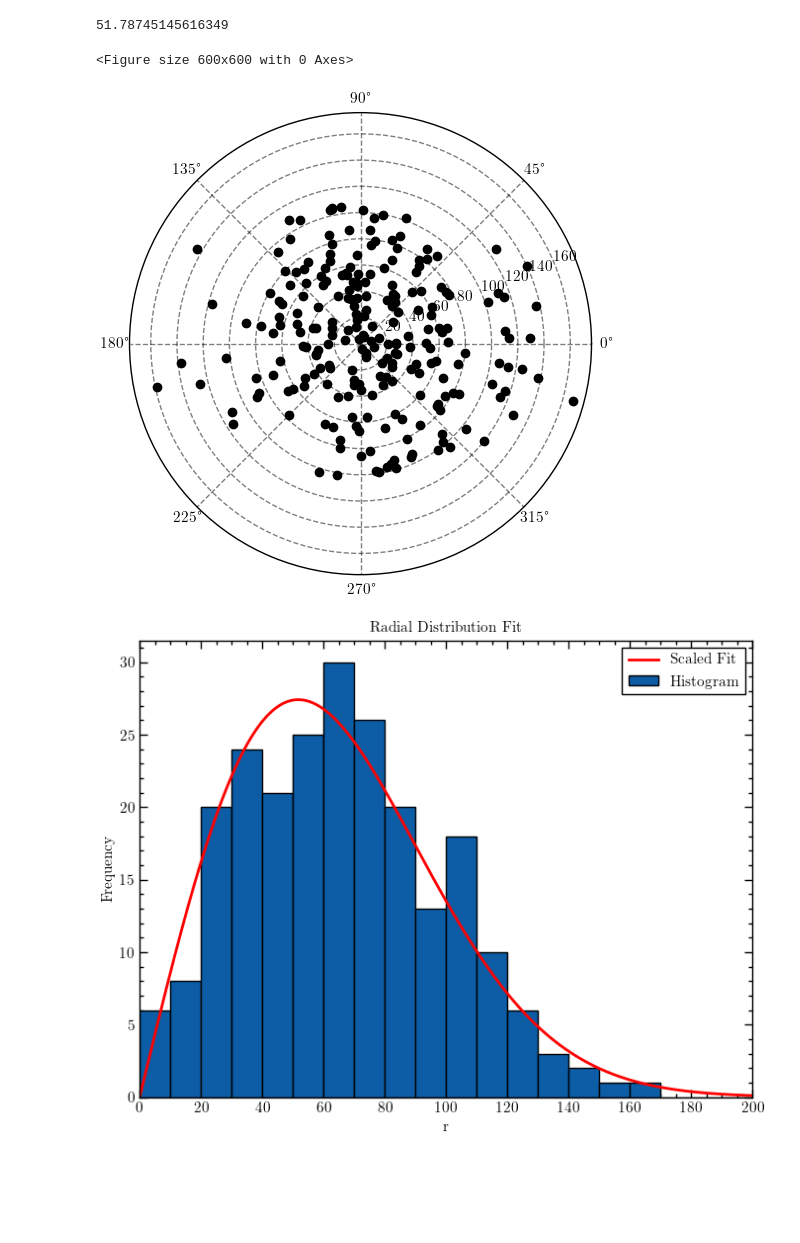
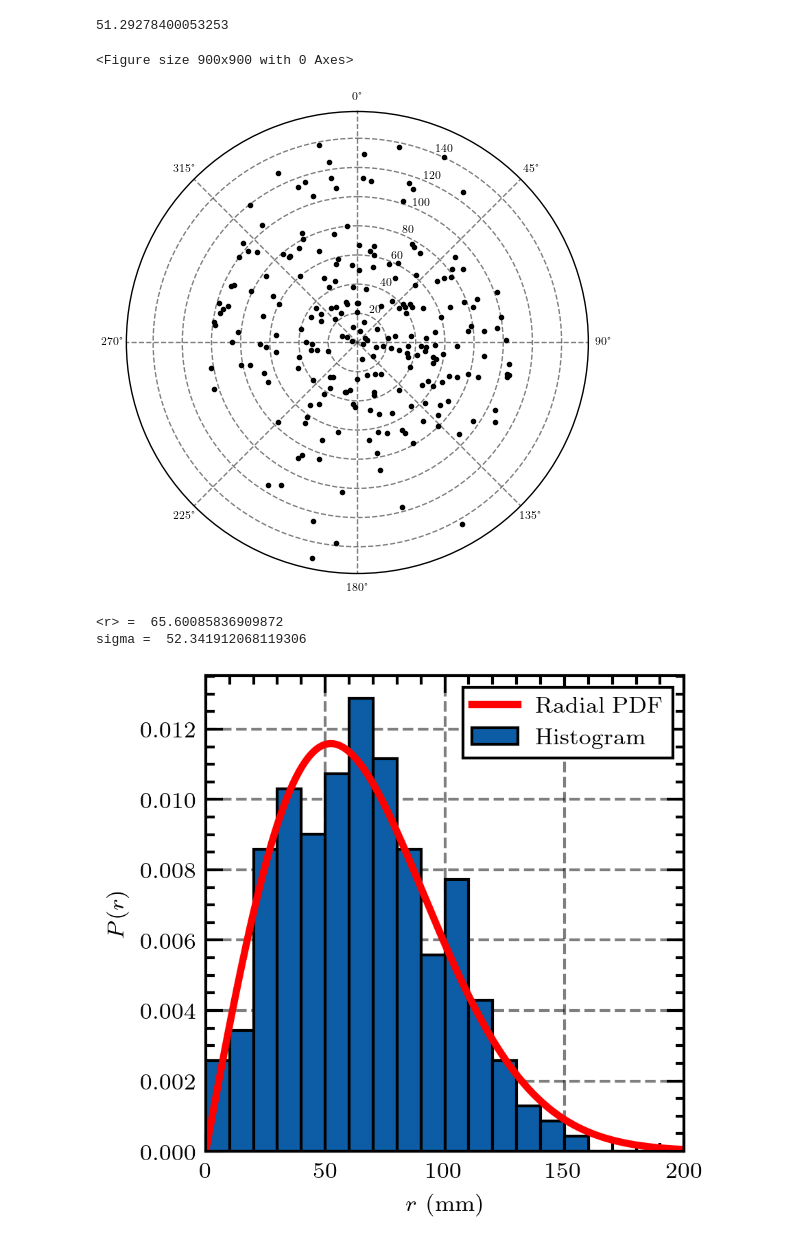
Before and after one commit to silvernuke911/Physics157, a Jupyter notebook: CH1/targets.ipynb, the cells around one changed output. Saved outputs shown, nothing was run; the diff lists cells and outputs as text; code cells hidden in the pictures; blank space fills up the shorter version.

```diff
--- a/CH1/targets.ipynb
+++ b/CH1/targets.ipynb
@@ -37,56 +77,57 @@ y = r*np.sin(theta)
 std_ave = np.sqrt((np.std(x)**2 +np.std(y)**2)/2)
 print(std_ave)
 # Scatter_diagram
-plt.figure(figsize=(6,6))
+plt.figure(figsize=(3,3), dpi = 300)
 fig, ax = plt.subplots(subplot_kw={'projection': 'polar'})
-ax.scatter(np.radians(theta), r, color = 'k')
+ax.scatter(np.radians(theta), r, color = 'k', marker ='.')
+ax.set_theta_zero_location('N')  # Set 0 degrees to be at the top
+ax.set_theta_direction(-1)  # Set counterclockwise as the positive direction
 # ax.legend()
 plt.show()
 
-# # Normal_dist_histogram
-# binning = np.arange(0,210, 10)
-# plt.figure(figsize=(6,6))
-# plt.hist(r, binning, edgecolor = 'k')
-# plt.xlim(0,200)
-# plt.show()
-
-
 # Radial_histogram
 # Step 4: Compute histogram of r
-bin_edges = np.linspace(0, 200, 21)  # 50 bins from 0 to 5
+dr = 10
+bin_edges = np.arange(0, 200+dr, dr)
 heights, bins = np.histogram(r, bins=bin_edges, density=False)  # Raw counts
 bin_width = bins[1] - bins[0]
 bin_centers = (bins[:-1] + bins[1:]) / 2  # Compute bin centers
 
+exp_value = np.sum(bin_centers*heights)/np.sum(heights)
+exp_sigma = np.sqrt(2/np.pi)*exp_value
+print('<r> = ',exp_value)
+print('sigma = ',exp_sigma)
 # Step 5: Define the theoretical function f(r) = (r / sigma^2) * exp(-r^2 / (2 sigma^2))
 def radial_distribution(r, sigma):
     return (r / sigma**2) * np.exp(-r**2 / (2 * sigma**2))
 
 # Step 6: Compute theoretical values
-r_f = np.linspace(0, 200, 1000)  # Smooth curve
-f_r = radial_distribution(r_f, std_ave)
+r_f = np.linspace(0, 200, 1000+1)  # Smooth curve
+f_r = radial_distribution(r_f, exp_sigma)
 
 # Step 7: Scale f(r) to match histogram
 A = np.sum(heights * bin_width) #/ np.trapezoid(f_r, r_f)  # Scaling factor
 f_r_scaled = A * f_r  # Scale function to match histogram
 
+plt.figure(figsize=(3,3), dpi = 300)
 # Step 8: Plot histogram and scaled theoretical curve
-plt.bar(bin_centers, heights, width=bin_width, edgecolor = 'k', label='Histogram')
-plt.plot(r_f, f_r_scaled, color='r', linewidth=2, label='Scaled Fit')
+plt.bar(bin_centers, heights / A, width=bin_width, edgecolor = 'k', label='Histogram')
+plt.plot(r_f, f_r, color='r', linewidth=2.5, label='Radial PDF')
 
 # Step 9: Labels and legend
-plt.xlabel('r')
-plt.ylabel('Frequency')
-plt.title('Radial Distribution Fit')
+plt.xlabel('$r$ (mm)')
+plt.ylabel('$P(r)$')
+# plt.title('Radial Distribution Fit')
 plt.legend()
-plt.xticks(range(0,220,20))
-plt.grid()
+plt.xticks(range(0,250,50))
 plt.xlim(0,200)
 plt.show()
 # %% [output]
-51.78745145616349
+51.29278400053253
-<Figure size 600x600 with 0 Axes>
+<Figure size 900x900 with 0 Axes>
-[figure, old version]
+[figure, new version]
+<r> =  65.60085836909872
+sigma =  52.341912068119306
-[figure, old version]
+[figure, new version]
 # %%
 # Step 1: Generate 2D normally distributed points
```
Also changed, not shown: parts of 8 cells of this notebook, 23 other files.
